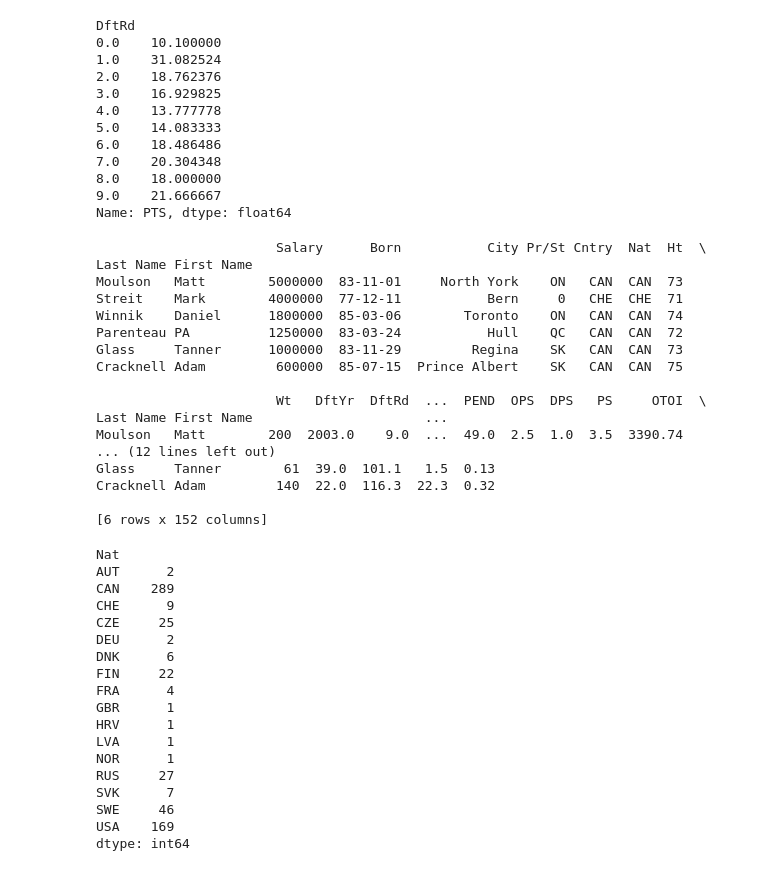
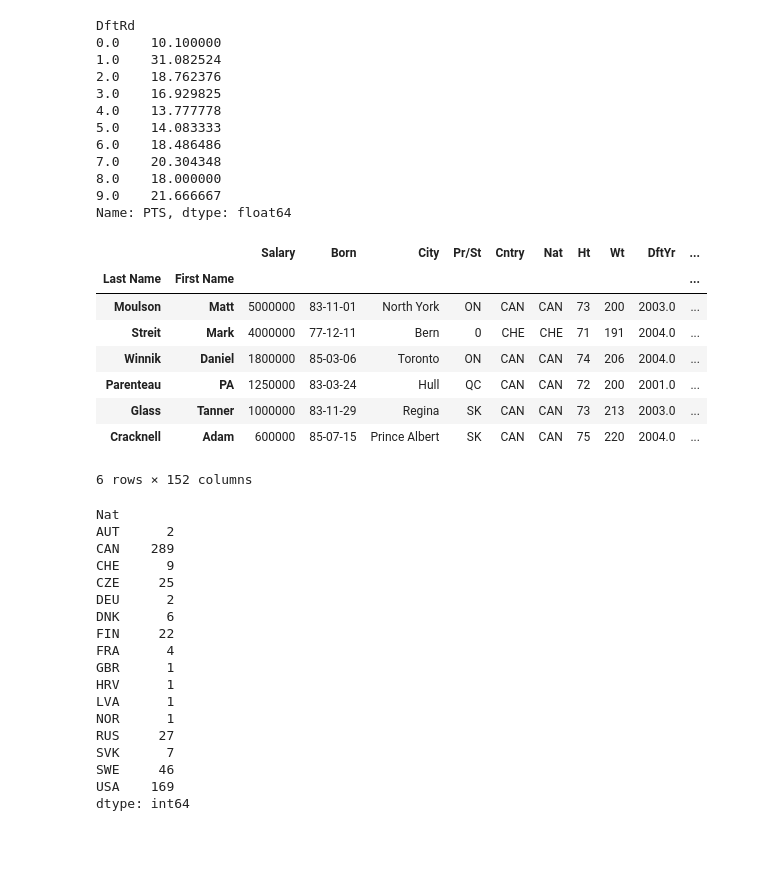
Before and after one commit to luriemr/NHL_Analyzer, a Jupyter notebook: NHL_Analyzer1.ipynb, the cells around one changed output. Saved outputs shown, nothing was run; the diff lists cells and outputs as text; code cells hidden in the pictures; blank space fills up the shorter version.

```diff
--- a/NHL_Analyzer1.ipynb
+++ b/NHL_Analyzer1.ipynb
@@ -227,26 +229,18 @@ DftRd
 Name: PTS, dtype: float64
 # %%
 who = player[player.DftRd == 9.0]
-# %%
-print(who)
-# %% [output]
-                       Salary      Born           City Pr/St Cntry  Nat  Ht  \
-Last Name First Name
-Moulson   Matt        5000000  83-11-01     North York    ON   CAN  CAN  73
-Streit    Mark        4000000  77-12-11           Bern     0   CHE  CHE  71
-Winnik    Daniel      1800000  85-03-06        Toronto    ON   CAN  CAN  74
-Parenteau PA          1250000  83-03-24           Hull    QC   CAN  CAN  72
-Glass     Tanner      1000000  83-11-29         Regina    SK   CAN  CAN  73
-Cracknell Adam         600000  85-07-15  Prince Albert    SK   CAN  CAN  75
-
-                       Wt   DftYr  DftRd  ...  PEND  OPS  DPS   PS     OTOI  \
-Last Name First Name                      ...
-Moulson   Matt        200  2003.0    9.0  ...  49.0  2.5  1.0  3.5  3390.74
-... (12 lines left out)
-Glass     Tanner        61  39.0  101.1   1.5  0.13
-Cracknell Adam         140  22.0  116.3  22.3  0.32
-
-[6 rows x 152 columns]
+# %%
+who.head(20)
+# %% [output]
+|  |  | Salary | Born | City | Pr/St | Cntry | Nat | Ht | Wt | DftYr | ... |
+| Last Name | First Name |  |  |  |  |  |  |  |  |  | ... |
+| Moulson | Matt | 5000000 | 83-11-01 | North York | ON | CAN | CAN | 73 | 200 | 2003.0 | ... |
+| Streit | Mark | 4000000 | 77-12-11 | Bern | 0 | CHE | CHE | 71 | 191 | 2004.0 | ... |
+| Winnik | Daniel | 1800000 | 85-03-06 | Toronto | ON | CAN | CAN | 74 | 206 | 2004.0 | ... |
+| Parenteau | PA | 1250000 | 83-03-24 | Hull | QC | CAN | CAN | 72 | 200 | 2001.0 | ... |
+| Glass | Tanner | 1000000 | 83-11-29 | Regina | SK | CAN | CAN | 73 | 213 | 2003.0 | ... |
+| Cracknell | Adam | 600000 | 85-07-15 | Prince Albert | SK | CAN | CAN | 75 | 220 | 2004.0 | ... |
+6 rows × 152 columns
 # %%
 # now i want to find out how many players are from each country
 # %%
```
Also changed, not shown: parts of 3 cells of this notebook.
